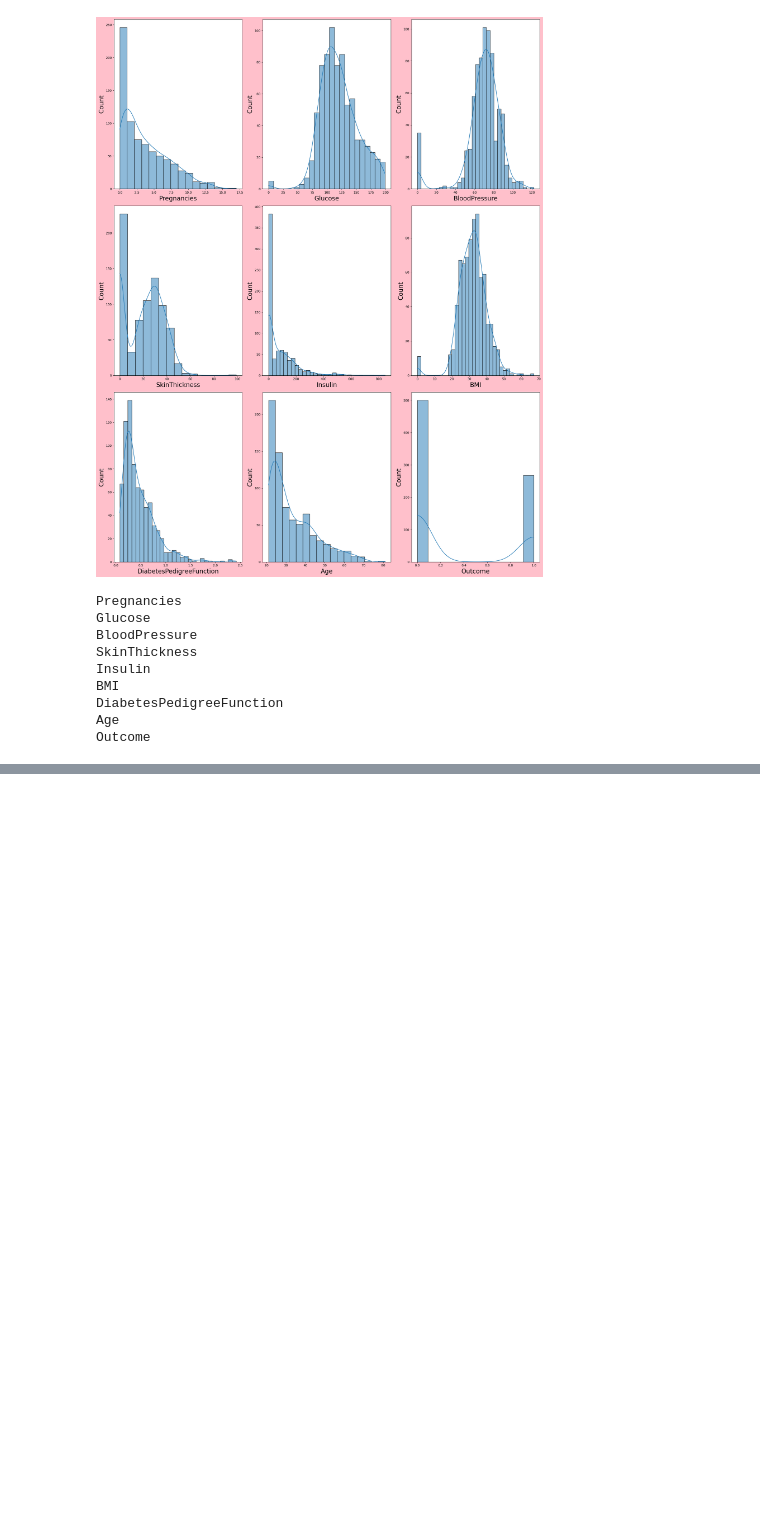
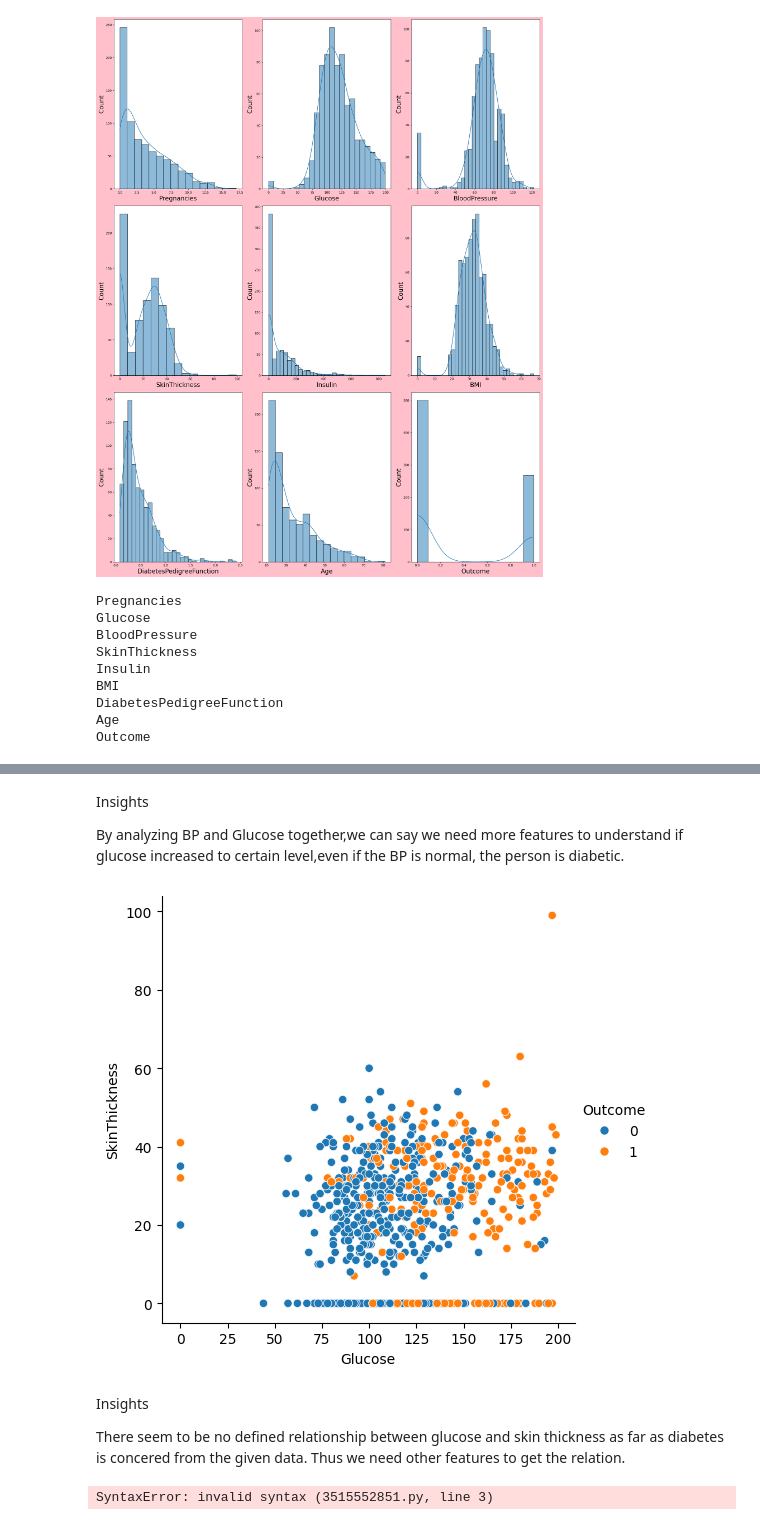
Before and after one commit to Aditya190704/Supervised_Learning_Practice, a Jupyter notebook: Logistic Regression/Diabetes_Prediction.ipynb, the cells around one changed output, grey strips where cells are left out. Saved outputs shown, nothing was run; the diff lists cells and outputs as text; code cells hidden in the pictures; blank space fills up the shorter version.

```diff
--- a/Logistic Regression/Diabetes_Prediction.ipynb
+++ b/Logistic Regression/Diabetes_Prediction.ipynb
@@ -237,0 +275,21 @@ Outcome
+# %% [markdown]
+Insights
+
+By analyzing BP and Glucose together,we can say we need more features to understand if glucose increased to certain level,even if the BP is normal, the person is diabetic.
+# %%
+## Analyze Glucose with SkinThickness
+
+sns.relplot(x='Glucose',y='SkinThickness' ,hue='Outcome' ,data=data)
+plt.show()
+# %% [output]
+[figure, added]
+# %% [markdown]
+Insights
+
+There seem to be no defined relationship between glucose and skin thickness as far as diabetes is concered from the given data. Thus we need other features to get the relation.
+# %%
+Insights
+
+There seem to be no defined relationship between glucose and skin thickness as far as diabetes is concered from the given data. Thus we need other features to get the relation.
+# %% [output]
+SyntaxError: invalid syntax (3515552851.py, line 3)
```
Also changed, not shown: parts of 5 cells of this notebook.
